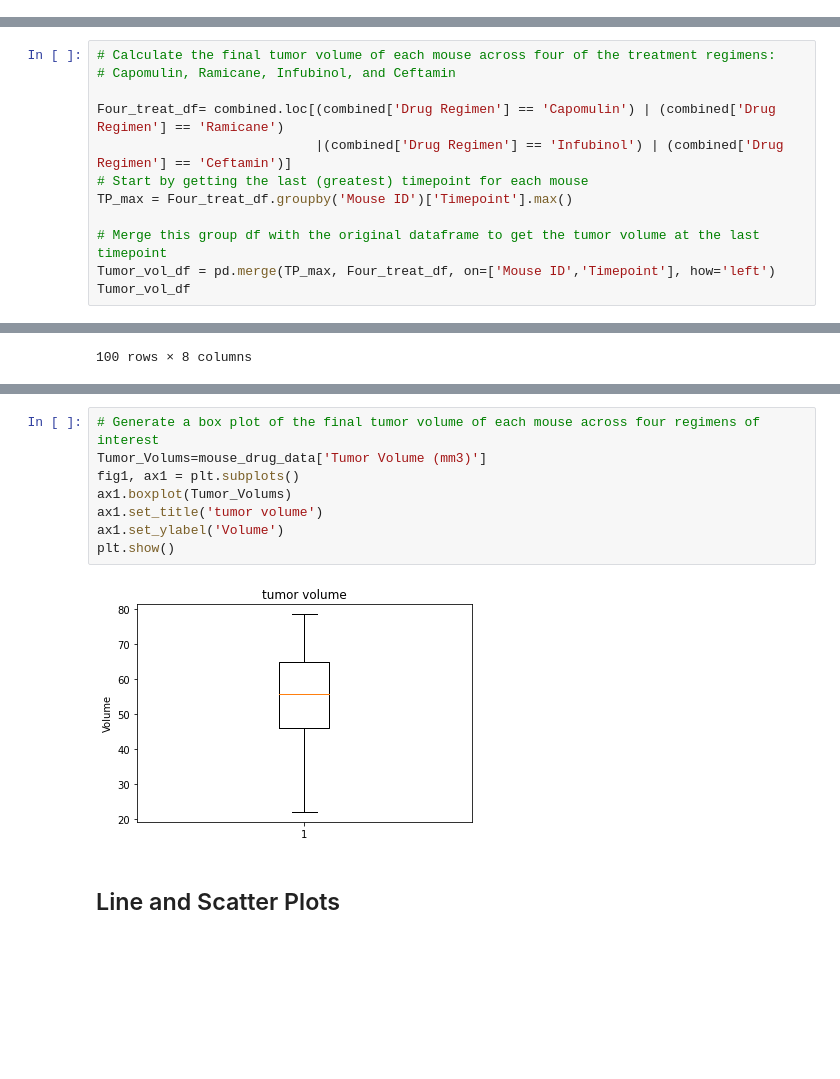
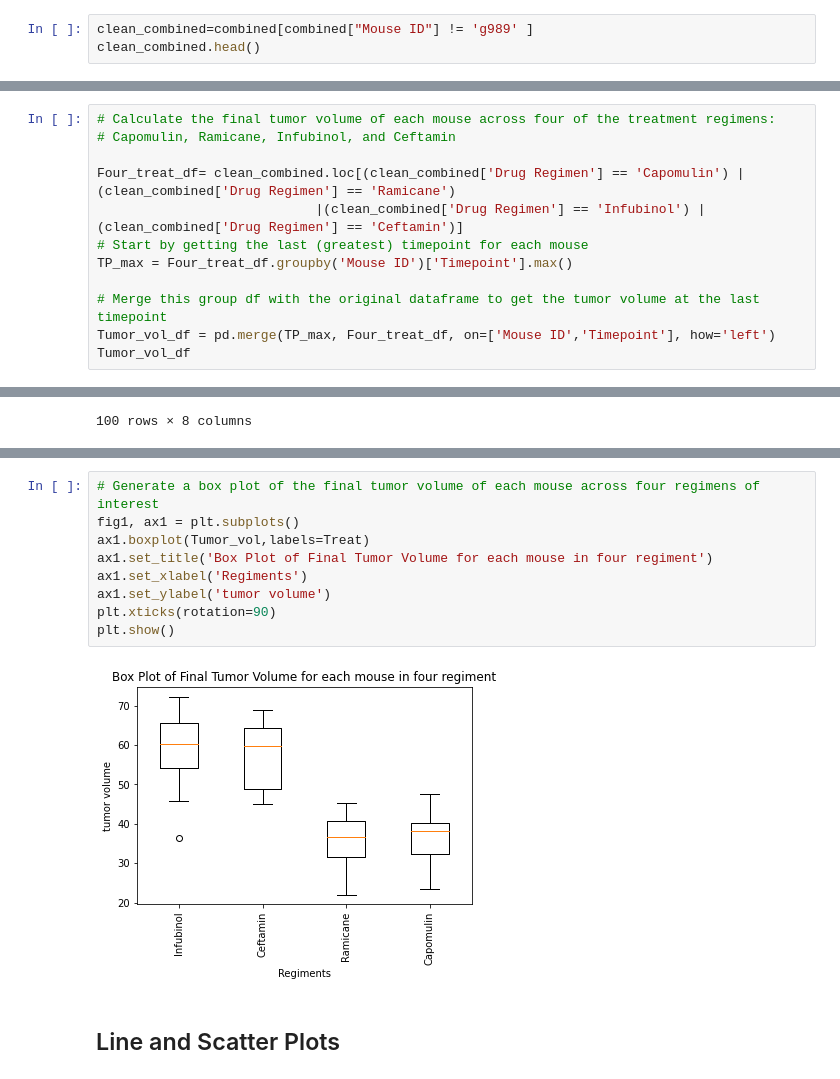
Before and after one commit to hamidzar/Data-Analytics, a Jupyter notebook: Mathplotlib-Challenge/pymaceuticals_starter.ipynb, the cells around one changed output, grey strips where cells are left out. Drawn from its saved outputs; the diff is of its cells as text; blank space fills up the shorter version.

```diff
--- a/Mathplotlib-Challenge/pymaceuticals_starter.ipynb
+++ b/Mathplotlib-Challenge/pymaceuticals_starter.ipynb
@@ -64,3 +62,6 @@ combined.loc[combined['Mouse ID'] == 'g989']
 | 918 | g989 | Propriva | Female | 21 | 26 | 25 | 56.045564 | ... |
 | 919 | g989 | Propriva | Female | 21 | 26 | 30 | 59.082294 | ... |
 | 920 | g989 | Propriva | Female | 21 | 26 | 35 | 62.570880 | ... |
+# %%
+clean_combined=combined[combined["Mouse ID"] != 'g989' ]
+clean_combined.head()
@@ -202,8 +211,8 @@ plt.show()
 # Calculate the final tumor volume of each mouse across four of the treatment regimens:
 # Capomulin, Ramicane, Infubinol, and Ceftamin
 
-Four_treat_df= combined.loc[(combined['Drug Regimen'] == 'Capomulin') | (combined['Drug Regimen'] == 'Ramicane')
-                            |(combined['Drug Regimen'] == 'Infubinol') | (combined['Drug Regimen'] == 'Ceftamin')]
+Four_treat_df= clean_combined.loc[(clean_combined['Drug Regimen'] == 'Capomulin') | (clean_combined['Drug Regimen'] == 'Ramicane')
+                            |(clean_combined['Drug Regimen'] == 'Infubinol') | (clean_combined['Drug Regimen'] == 'Ceftamin')]
 # Start by getting the last (greatest) timepoint for each mouse
 TP_max = Four_treat_df.groupby('Mouse ID')['Timepoint'].max()
 
@@ -257,14 +268,15 @@ print (f'{drug} potential outliers:{outliers}')
 Capomulin potential outliers:Series([], Name: Tumor Volume (mm3), dtype: float64)
 # %%
 # Generate a box plot of the final tumor volume of each mouse across four regimens of interest
-Tumor_Volums=mouse_drug_data['Tumor Volume (mm3)']
 fig1, ax1 = plt.subplots()
-ax1.boxplot(Tumor_Volums)
-ax1.set_title('tumor volume')
-ax1.set_ylabel('Volume')
+ax1.boxplot(Tumor_vol,labels=Treat)
+ax1.set_title('Box Plot of Final Tumor Volume for each mouse in four regiment')
+ax1.set_xlabel('Regiments')
+ax1.set_ylabel('tumor volume')
+plt.xticks(rotation=90)
 plt.show()
 # %% [output]
-[figure, old version]
+[figure, new version]
 # %% [markdown]
 ## Line and Scatter Plots
 # %%
```
Also changed, not shown: parts of 18 cells of this notebook.
